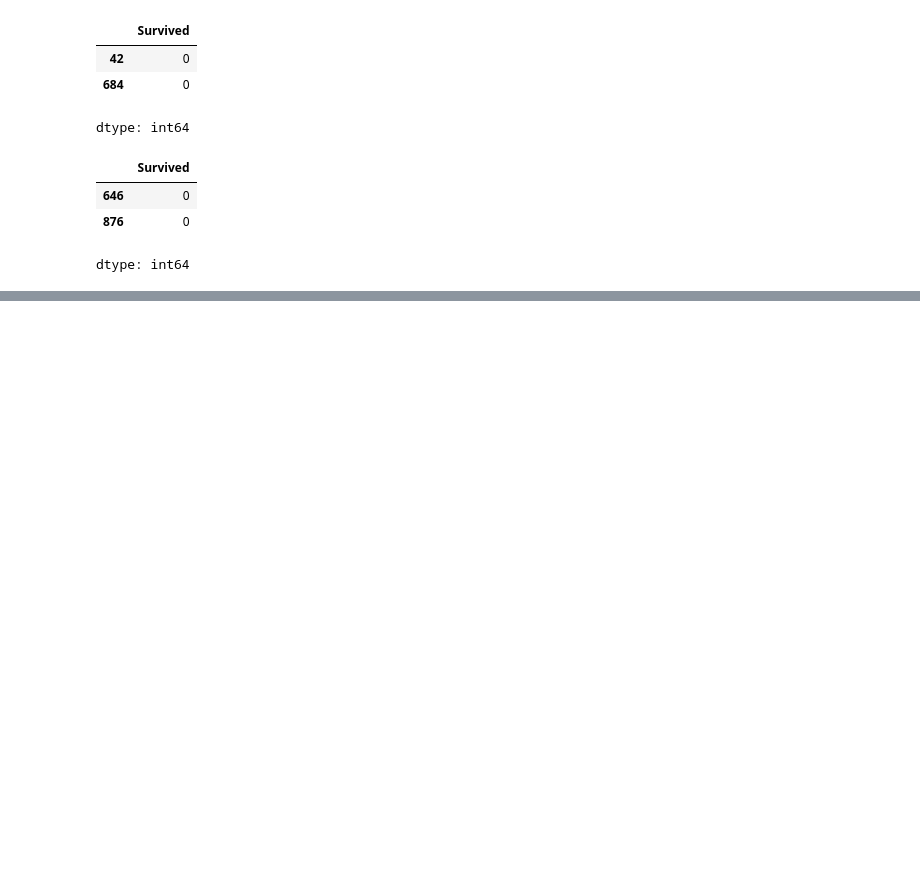
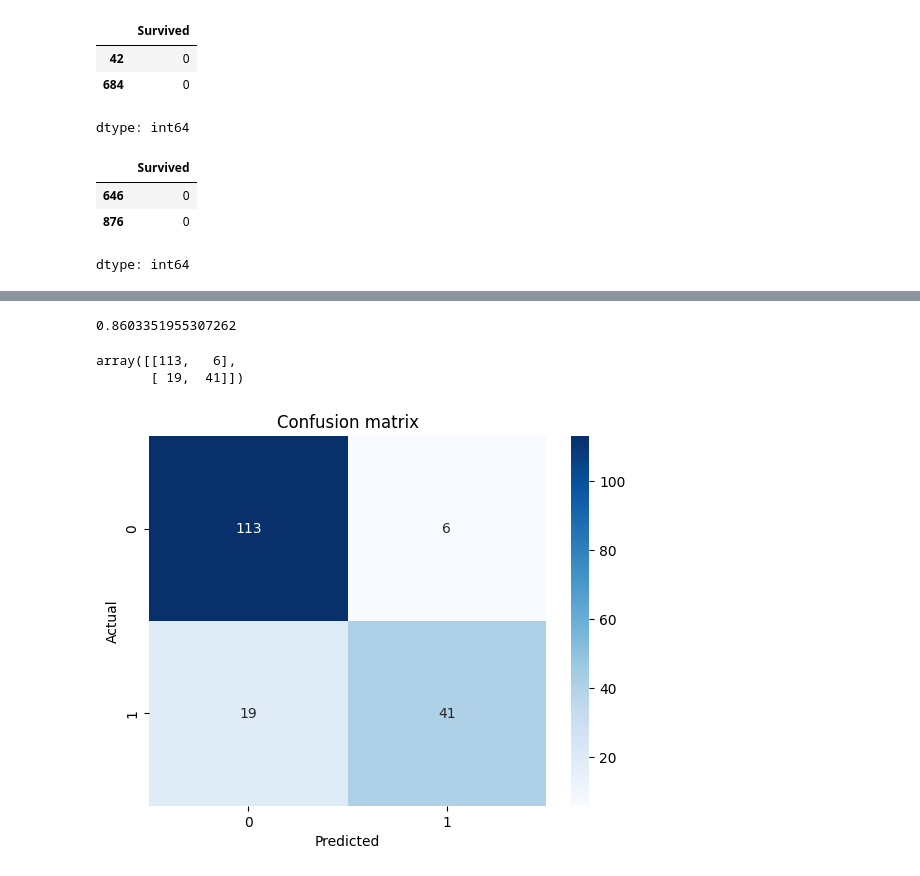
Before and after one commit to Jeetpatel-20/Machine-Learning, a Jupyter notebook: titanic_without_pipeline.ipynb, the cells around one changed output, grey strips where cells are left out. Drawn from its saved outputs; the diff is of its cells as text; code cells hidden in the pictures; blank space fills up the shorter version.

```diff
--- a/titanic_without_pipeline.ipynb
+++ b/titanic_without_pipeline.ipynb
@@ -202,0 +209,3 @@ dtype: int64
+# %%
+clf = DecisionTreeClassifier()
+clf.fit(x_train, y_train)
@@ -202,0 +214,2 @@ dtype: int64
+# %%
+y_pred = clf.predict(x_test)
@@ -202,0 +228,17 @@ dtype: int64
+# %%
+accuracy_score(y_test, y_pred)
+# %% [output]
+0.8603351955307262
+# %%
+confusion_matrix(y_test,y_pred)
+# %% [output]
+array([[113,   6],
+       [ 19,  41]])
+# %%
+sns.heatmap(confusion_matrix(y_test,y_pred), annot=True, fmt='d', cmap='Blues')
+plt.xlabel('Predicted')
+plt.ylabel('Actual')
+plt.title('Confusion matrix')
+plt.show()
+# %% [output]
+[figure, added]
```
Also changed, not shown: parts of 4 cells of this notebook.
